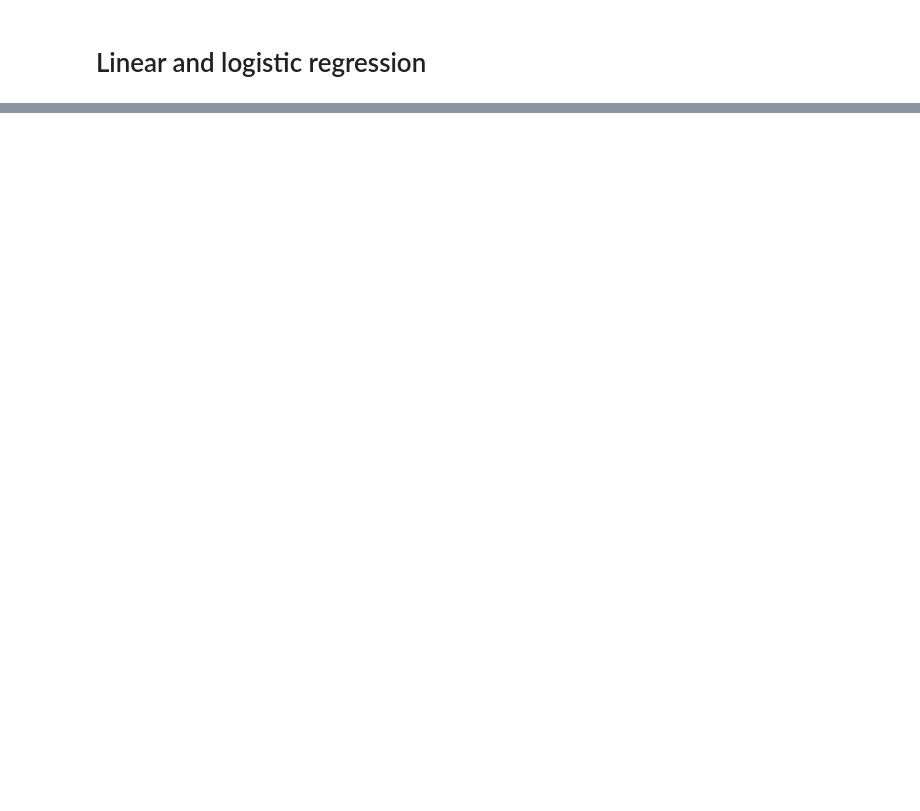
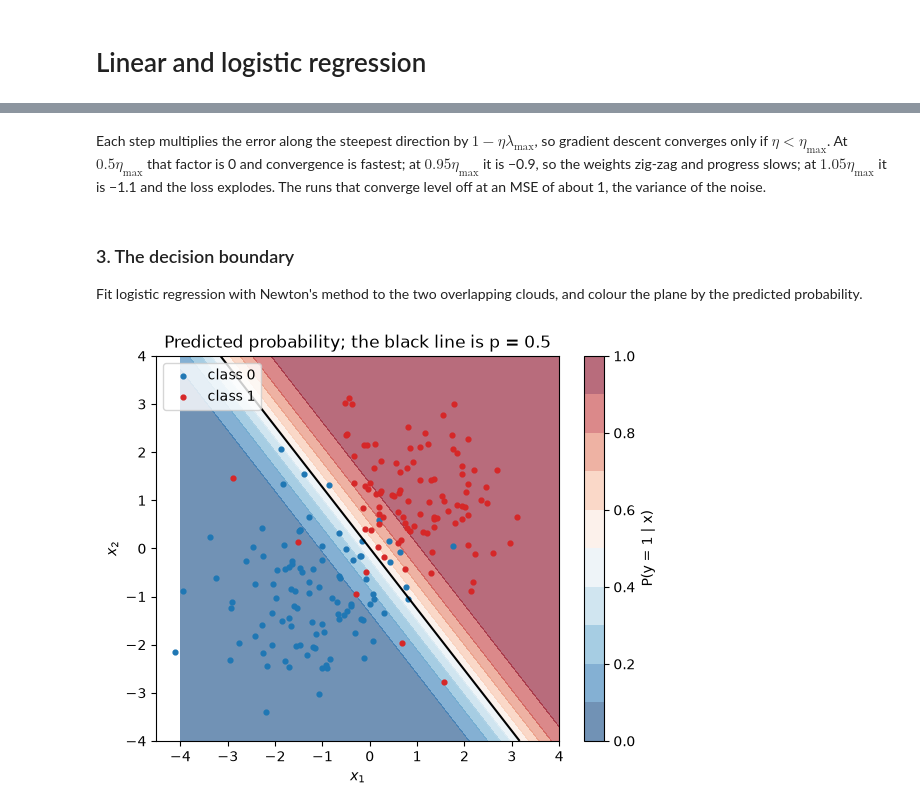
Before and after one commit to helenalm04/ml-foundations, a Jupyter notebook: notebooks/02-linear-logistic-regression.ipynb, the cells around one changed output, grey strips where cells are left out. Saved outputs shown, nothing was run; the diff lists cells and outputs as text; code cells hidden in the pictures; blank space fills up the shorter version.

```diff
--- a/notebooks/02-linear-logistic-regression.ipynb
+++ b/notebooks/02-linear-logistic-regression.ipynb
@@ -24,0 +278,23 @@
+# %% [markdown]
+Each step multiplies the error along the steepest direction by $1 - \eta \lambda_{\max}$, so gradient descent converges only if $\eta < \eta_{\max}$. At $0.5 \eta_{\max}$ that factor is 0 and convergence is fastest; at $0.95 \eta_{\max}$ it is −0.9, so the weights zig-zag and progress slows; at $1.05 \eta_{\max}$ it is −1.1 and the loss explodes. The runs that converge level off at an MSE of about 1, the variance of the noise.
+# %% [markdown]
+### 3. The decision boundary
+
+Fit logistic regression with Newton's method to the two overlapping clouds, and colour the plane by the predicted probability.
+# %%
+w_newton, newton_losses = logreg_newton(Xcb, yc)
+
+g1, g2 = np.meshgrid(np.linspace(-4, 4, 200), np.linspace(-4, 4, 200))
+proba = predict_proba(add_bias(np.column_stack([g1.ravel(), g2.ravel()])), w_newton).reshape(g1.shape)
+
+fig, ax = plt.subplots(figsize=(6.5, 5))
+contour = ax.contourf(g1, g2, proba, levels=np.linspace(0, 1, 11), cmap="RdBu_r", alpha=0.6)
+ax.contour(g1, g2, proba, levels=[0.5], colors="black")
+ax.scatter(*Xc[yc == 0].T, s=12, color="tab:blue", label="class 0")
+ax.scatter(*Xc[yc == 1].T, s=12, color="tab:red", label="class 1")
+fig.colorbar(contour, ax=ax, label="P(y = 1 | x)")
+ax.set(title="Predicted probability; the black line is p = 0.5", xlabel="$x_1$", ylabel="$x_2$")
+ax.legend(loc="upper left")
+plt.show()
+# %% [output]
+[figure, added]
```
Also changed, not shown: parts of 27 cells of this notebook, 1 other file.
